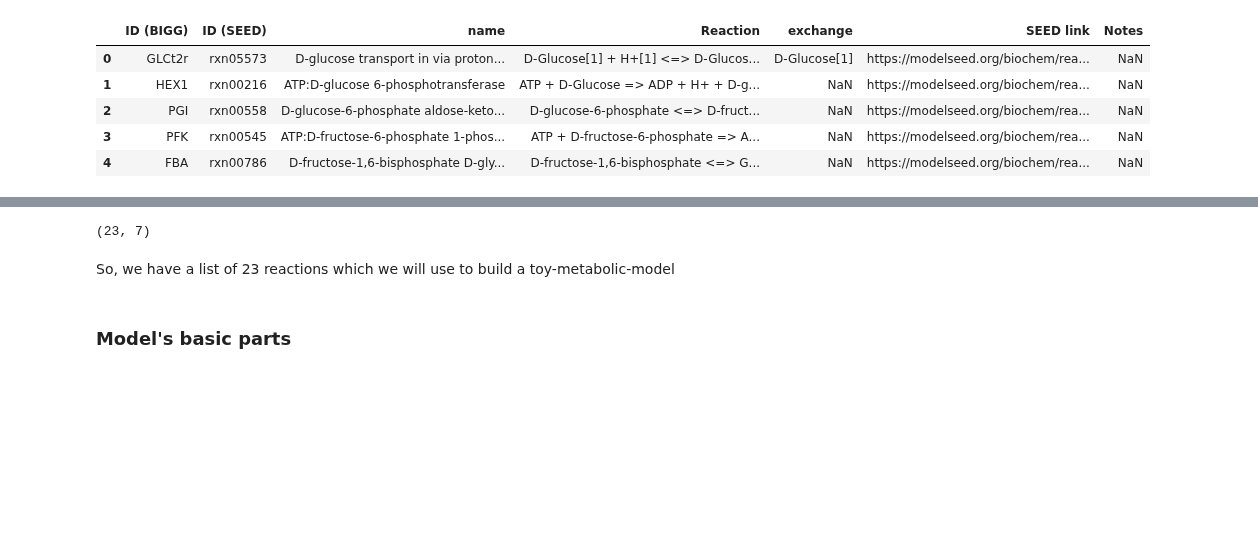
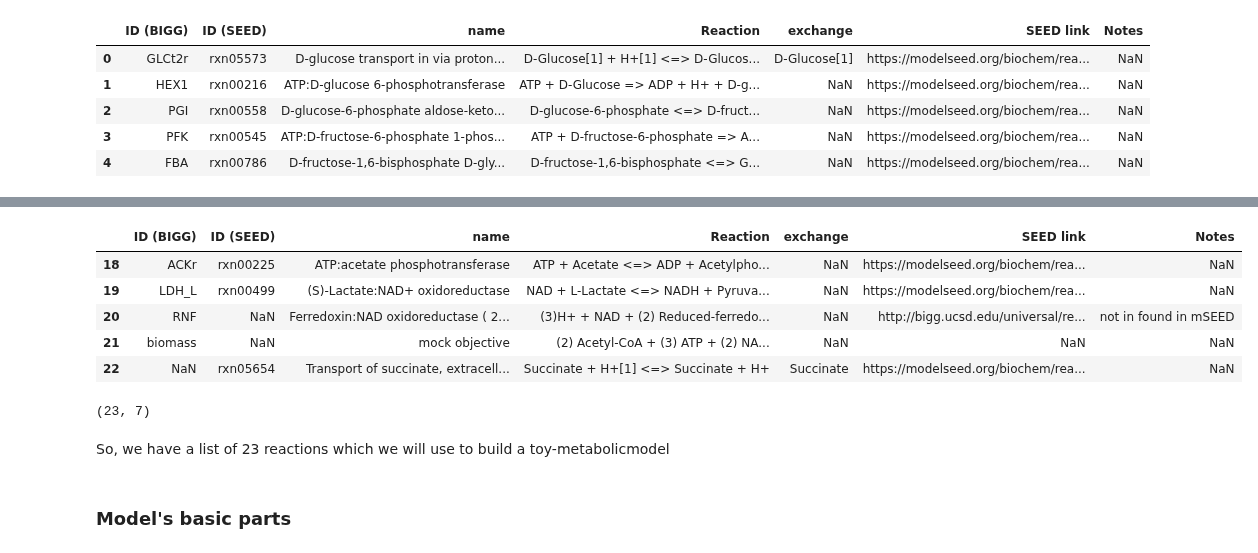
Before and after one commit to hariszaf/metabolic_toy_model, a Jupyter notebook: Antony2025/introductionToCOBRApy.ipynb, the cells around one changed output, grey strips where cells are left out. Drawn from its saved outputs; the diff is of its cells as text; code cells hidden in the pictures; blank space fills up the shorter version.

```diff
--- a/Antony2025/introductionToCOBRApy.ipynb
+++ b/Antony2025/introductionToCOBRApy.ipynb
@@ -48,9 +97,18 @@ genome_reactions.head()
+# %%
+genome_reactions.tail()
+# %% [output]
+|  | ID (BIGG) | ID (SEED) | name | Reaction | exchange | SEED link | Notes |
+| 18 | ACKr | rxn00225 | ATP:acetate phosphotransferase | ATP + Acetate <=> ADP + Acetylpho... | NaN | https://modelseed.org/biochem/rea... | NaN |
+| 19 | LDH_L | rxn00499 | (S)-Lactate:NAD+ oxidoreductase | NAD + L-Lactate <=> NADH + Pyruva... | NaN | https://modelseed.org/biochem/rea... | NaN |
+| 20 | RNF | NaN | Ferredoxin:NAD oxidoreductase ( 2... | (3)H+ + NAD + (2) Reduced-ferredo... | NaN | http://bigg.ucsd.edu/universal/re... | not in found in mSEED |
+| 21 | biomass | NaN | mock objective | (2) Acetyl-CoA + (3) ATP + (2) NA... | NaN | NaN | NaN |
+| 22 | NaN | rxn05654 | Transport of succinate, extracell... | Succinate + H+[1] <=> Succinate + H+ | Succinate | https://modelseed.org/biochem/rea... | NaN |
 # %%
 genome_reactions.shape
 # %% [output]
 (23, 7)
 # %% [markdown]
-So, we have a list of 23 reactions which we will use to build a toy-metabolic-model
+So, we have a list of 23 reactions which we will use to build a toy-metabolicmodel
 # %% [markdown]
 ### Model's basic parts
 # %% [markdown]
```
Also changed, not shown: parts of 9 cells of this notebook, 4 other files.
